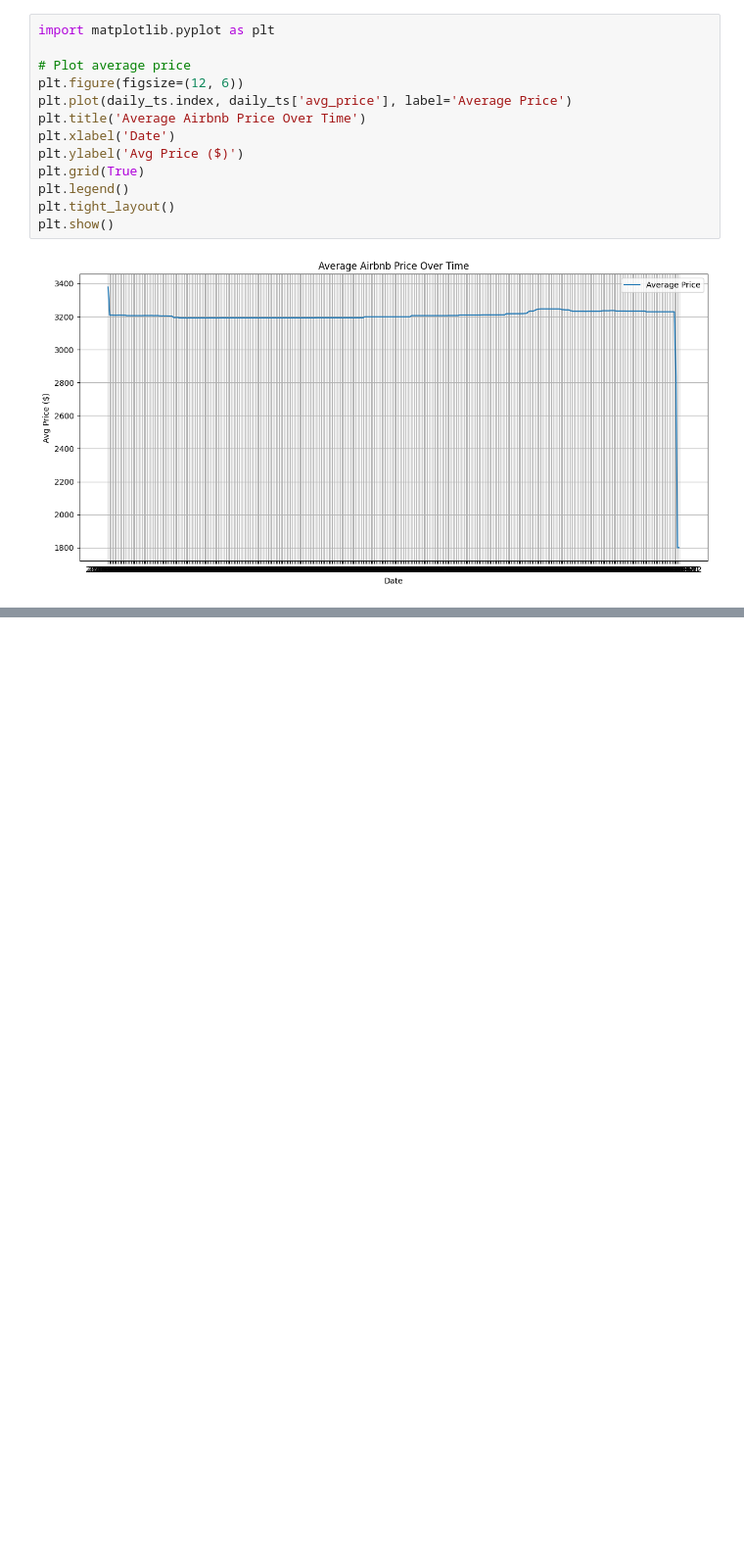
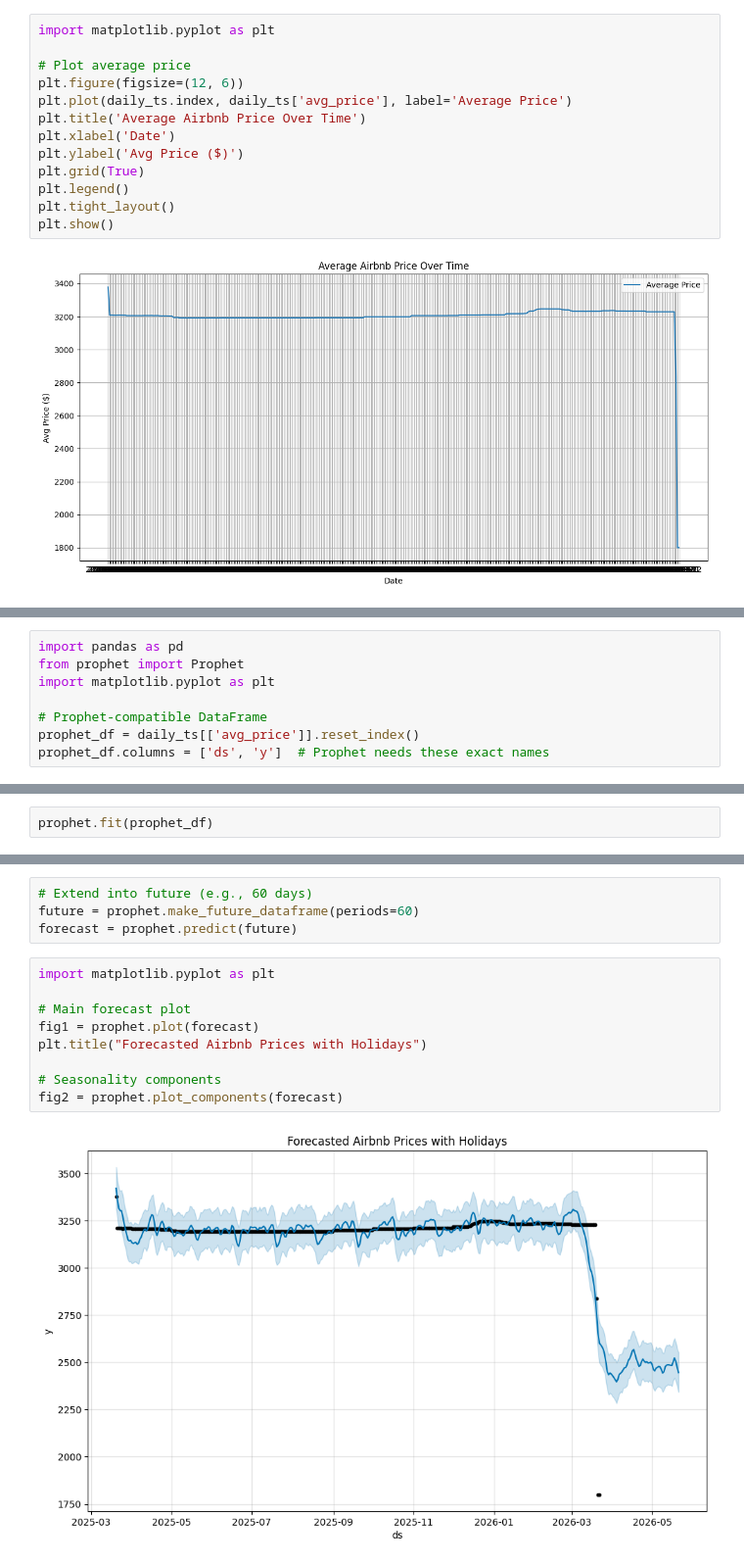
Before and after one commit to Salrahim21/Capstone-project, a Jupyter notebook: Notebook.ipynb, the cells around one changed output, grey strips where cells are left out. Shown at 98% size. Cells and saved outputs as stored; diff of their text form; blank space fills up the shorter version.

```diff
--- a/Notebook.ipynb
+++ b/Notebook.ipynb
@@ -540,0 +755,8 @@ plt.show()
+# %%
+import pandas as pd
+from prophet import Prophet
+import matplotlib.pyplot as plt
+
+# Prophet-compatible DataFrame
+prophet_df = daily_ts[['avg_price']].reset_index()
+prophet_df.columns = ['ds', 'y']  # Prophet needs these exact names
@@ -540,0 +801,2 @@ plt.show()
+# %%
+prophet.fit(prophet_df)
@@ -540,0 +807,15 @@ plt.show()
+# %%
+# Extend into future (e.g., 60 days)
+future = prophet.make_future_dataframe(periods=60)
+forecast = prophet.predict(future)
+# %%
+import matplotlib.pyplot as plt
+
+# Main forecast plot
+fig1 = prophet.plot(forecast)
+plt.title("Forecasted Airbnb Prices with Holidays")
+
+# Seasonality components
+fig2 = prophet.plot_components(forecast)
+# %% [output]
+[figure, added]
```
Also changed, not shown: parts of 19 cells of this notebook, 1 other file.
